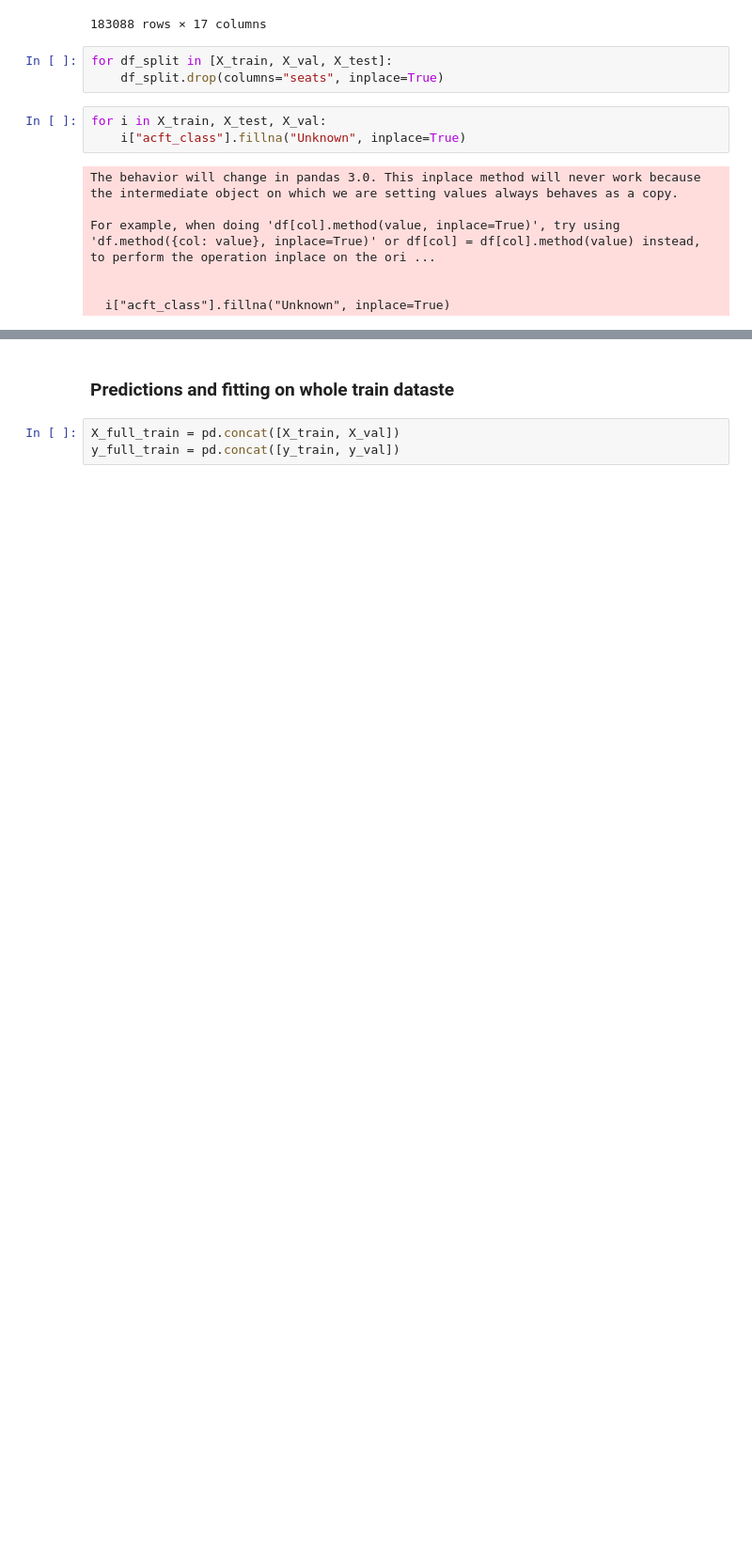
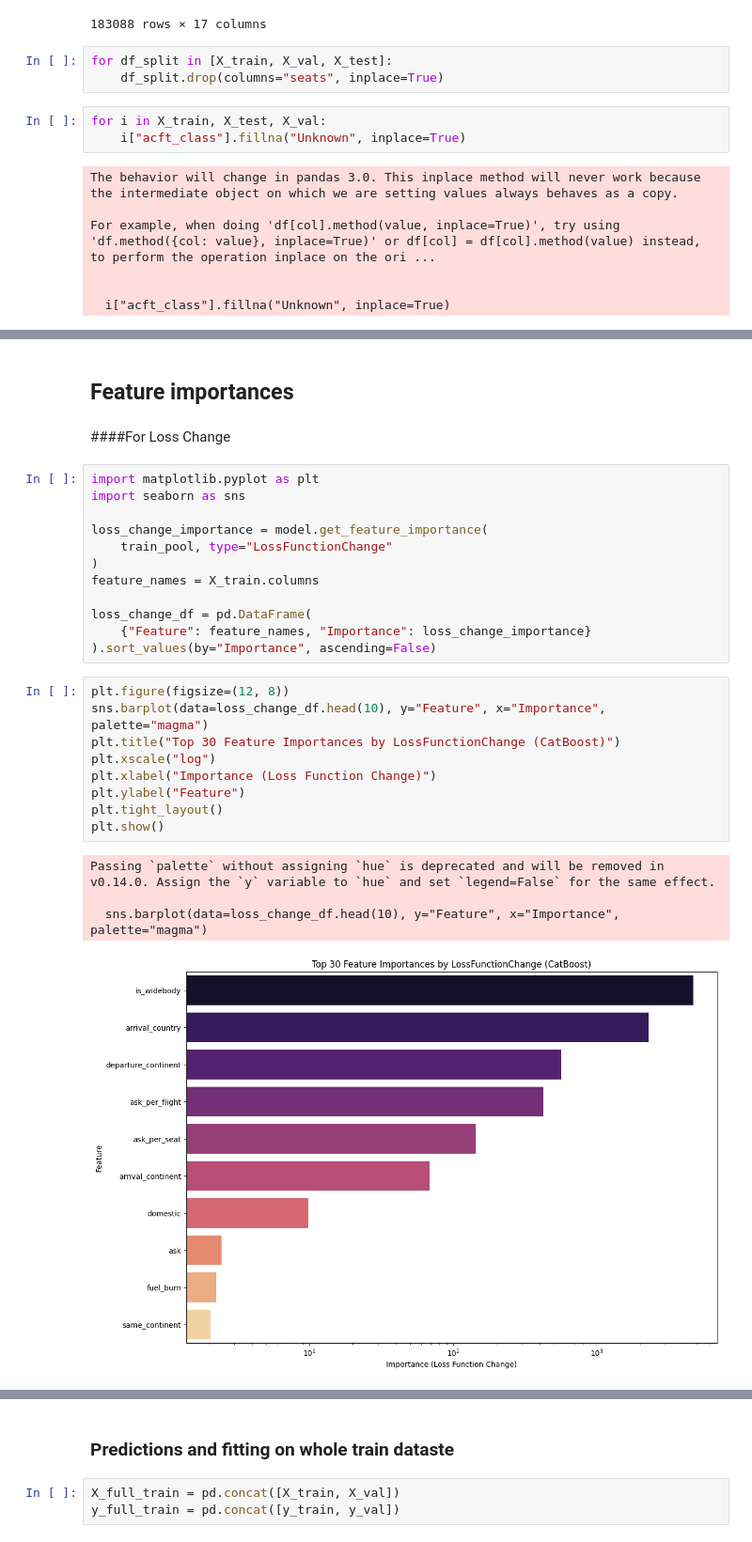
Before and after one commit to monatagelsir7/enivornmental_impact_of_aviation, a Jupyter notebook: Models/catboost.ipynb, the cells around one changed output, grey strips where cells are left out. Shown: that part at 94% size. Cells and saved outputs as stored; diff of their text form; blank space fills up the shorter version.

Commit message:
adding_feature_importance_and_cv_checks

```diff
--- a/Models/catboost.ipynb
+++ b/Models/catboost.ipynb
@@ -256,0 +215,30 @@ AttributeError: 'CatBoostRegressor' object has no attribute 'get_feature_statist
+# %% [markdown]
+## Feature importances
+# %% [markdown]
+####For Loss Change
+# %%
+import matplotlib.pyplot as plt
+import seaborn as sns
+
+loss_change_importance = model.get_feature_importance(
+    train_pool, type="LossFunctionChange"
+)
+feature_names = X_train.columns
+
+loss_change_df = pd.DataFrame(
+    {"Feature": feature_names, "Importance": loss_change_importance}
+).sort_values(by="Importance", ascending=False)
+# %%
+plt.figure(figsize=(12, 8))
+sns.barplot(data=loss_change_df.head(10), y="Feature", x="Importance", palette="magma")
+plt.title("Top 30 Feature Importances by LossFunctionChange (CatBoost)")
+plt.xscale("log")
+plt.xlabel("Importance (Loss Function Change)")
+plt.ylabel("Feature")
+plt.tight_layout()
+plt.show()
+# %% [output]
+Passing `palette` without assigning `hue` is deprecated and will be removed in v0.14.0. Assign the `y` variable to `hue` and set `legend=False` for the same effect.
+
+  sns.barplot(data=loss_change_df.head(10), y="Feature", x="Importance", palette="magma")
+[figure, added]
```
Also changed, not shown: parts of 21 cells of this notebook, 36 other files.
